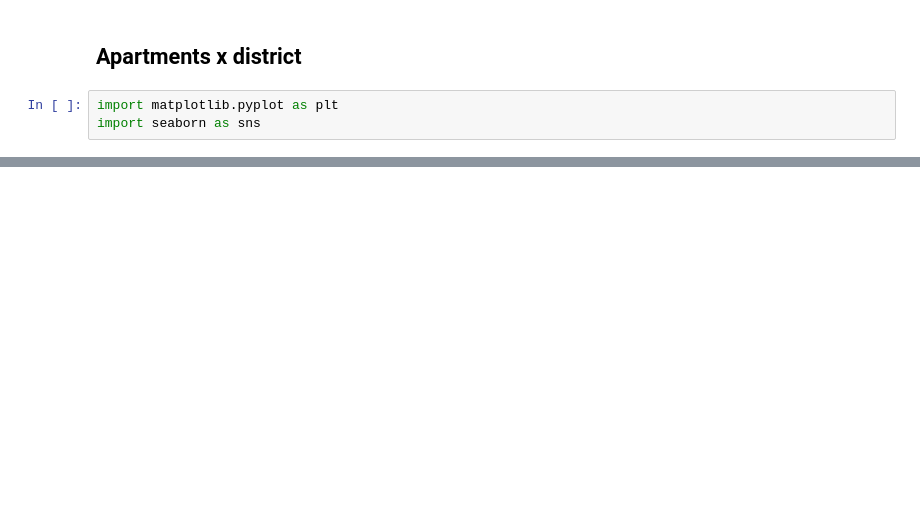
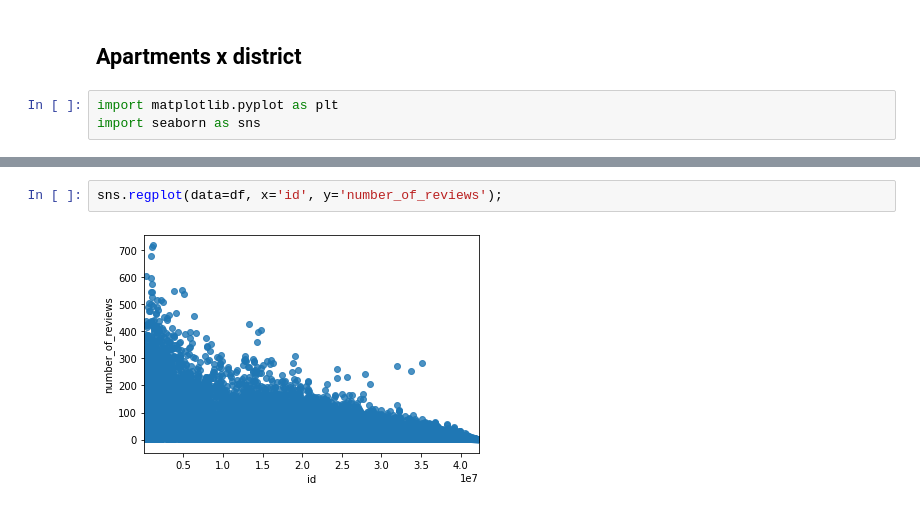
Before and after one commit to susanna-mendoza/PR04-project-statistical-analysis, a Jupyter notebook: PR04-Airbnb.ipynb, the cells around one changed output, grey strips where cells are left out. Cells and saved outputs as stored; diff of their text form; blank space fills up the shorter version.

```diff
--- a/PR04-Airbnb.ipynb
+++ b/PR04-Airbnb.ipynb
@@ -54,0 +98,4 @@ df.neighbourhood_group.value_counts().plot(kind='bar', figsize = (12, 8));
+# %%
+sns.regplot(data=df, x='id', y='number_of_reviews');
+# %% [output]
+[figure, added]
```
Also changed, not shown: parts of 21 cells of this notebook, 1 other file.
